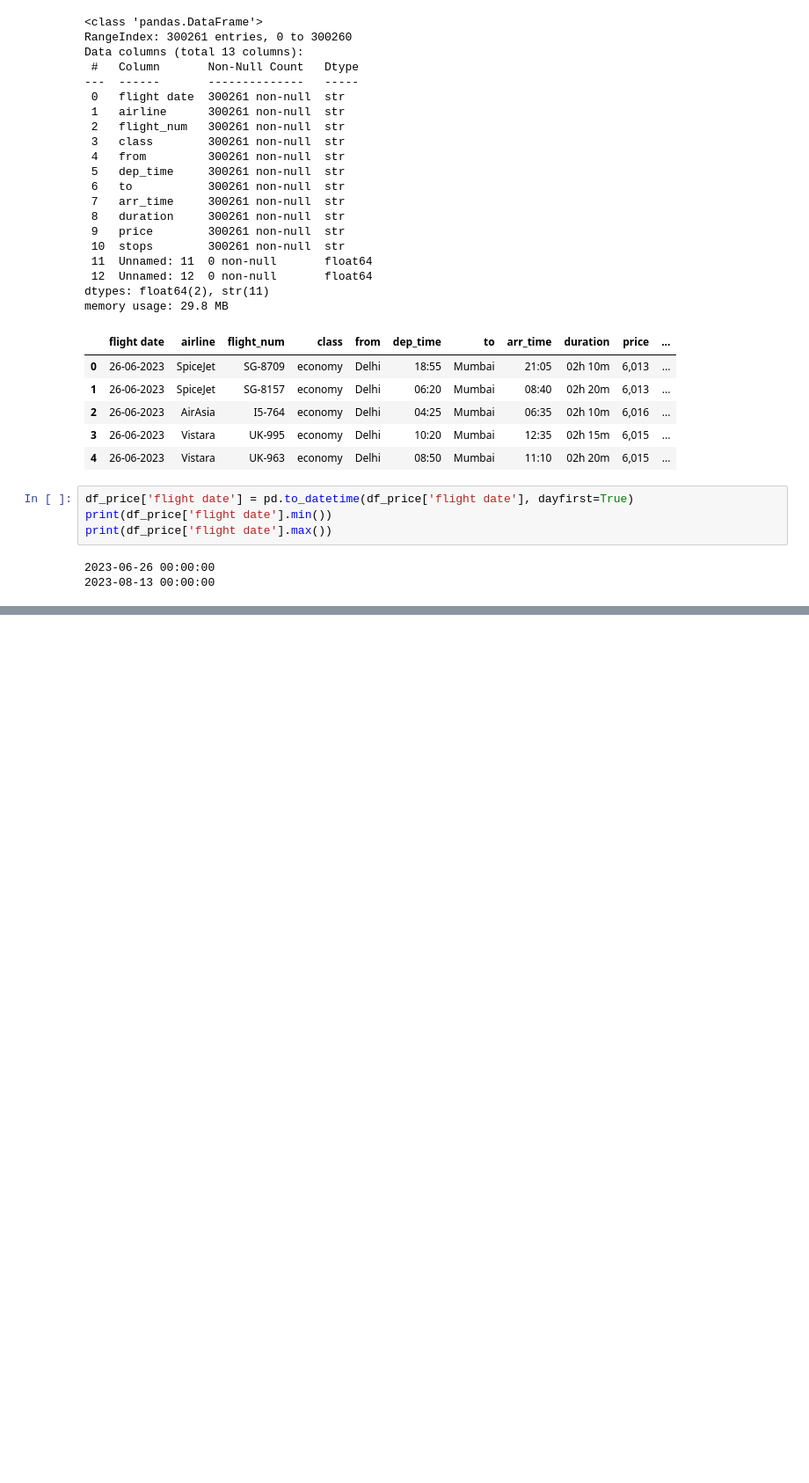
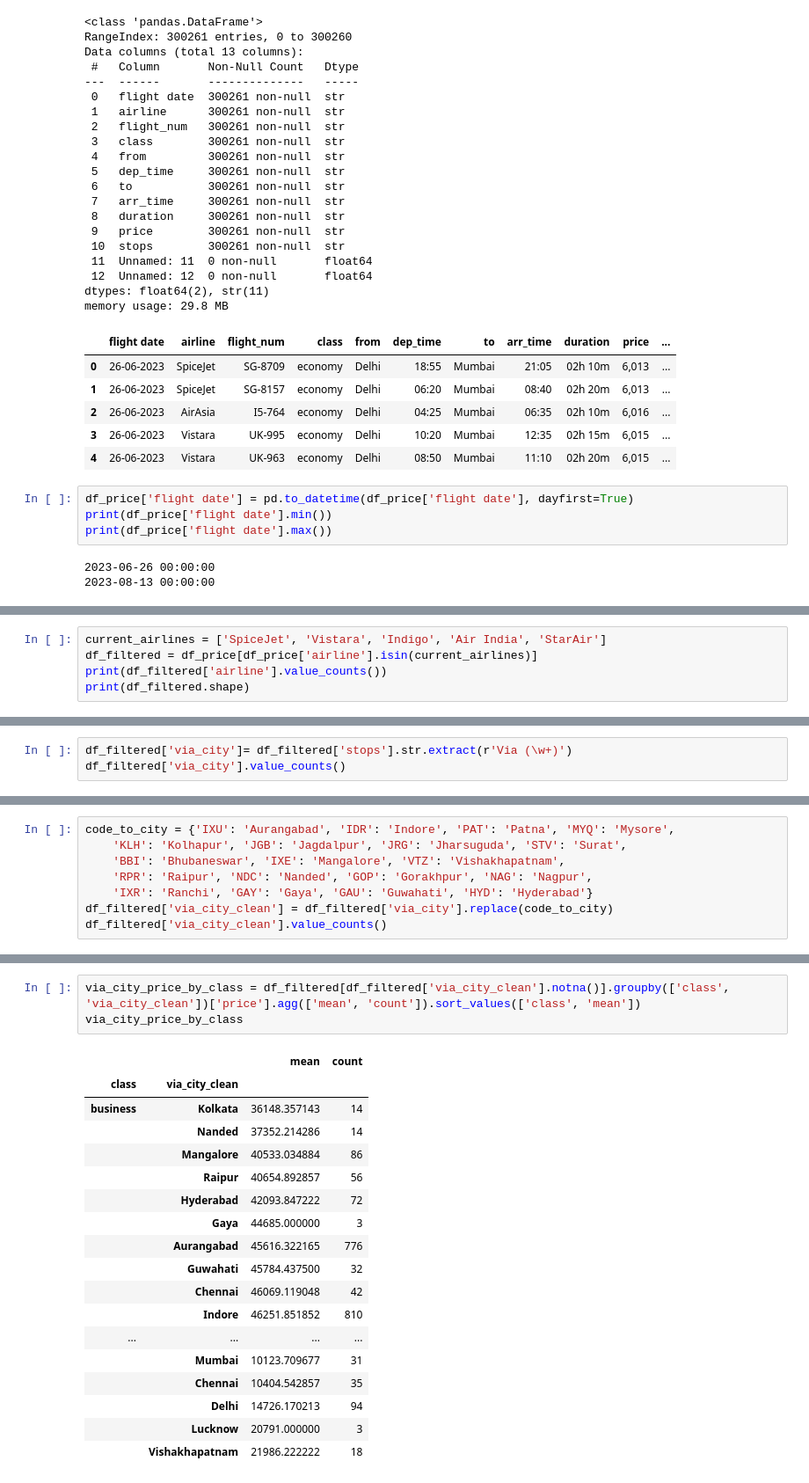
Before and after one commit to PranavSivanesh/Indian-Flights-Price-Analysis, a Jupyter notebook: notebooks/analysis.ipynb, the cells around one changed output, grey strips where cells are left out. Shown at 88% size. Cells and saved outputs as stored; diff of their text form; blank space fills up the shorter version.

```diff
--- a/notebooks/analysis.ipynb
+++ b/notebooks/analysis.ipynb
@@ -51,0 +263,5 @@ print(df_price['flight date'].max())
+# %%
+current_airlines = ['SpiceJet', 'Vistara', 'Indigo', 'Air India', 'StarAir']
+df_filtered = df_price[df_price['airline'].isin(current_airlines)]
+print(df_filtered['airline'].value_counts())
+print(df_filtered.shape)
@@ -51,0 +290,3 @@ print(df_price['flight date'].max())
+# %%
+df_filtered['via_city']= df_filtered['stops'].str.extract(r'Via (\w+)')
+df_filtered['via_city'].value_counts()
@@ -51,0 +311,8 @@ print(df_price['flight date'].max())
+# %%
+code_to_city = {'IXU': 'Aurangabad', 'IDR': 'Indore', 'PAT': 'Patna', 'MYQ': 'Mysore',
+    'KLH': 'Kolhapur', 'JGB': 'Jagdalpur', 'JRG': 'Jharsuguda', 'STV': 'Surat',
+    'BBI': 'Bhubaneswar', 'IXE': 'Mangalore', 'VTZ': 'Vishakhapatnam',
+    'RPR': 'Raipur', 'NDC': 'Nanded', 'GOP': 'Gorakhpur', 'NAG': 'Nagpur',
+    'IXR': 'Ranchi', 'GAY': 'Gaya', 'GAU': 'Guwahati', 'HYD': 'Hyderabad'}
+df_filtered['via_city_clean'] = df_filtered['via_city'].replace(code_to_city)
+df_filtered['via_city_clean'].value_counts()
@@ -51,0 +379,22 @@ print(df_price['flight date'].max())
+# %%
+via_city_price_by_class = df_filtered[df_filtered['via_city_clean'].notna()].groupby(['class', 'via_city_clean'])['price'].agg(['mean', 'count']).sort_values(['class', 'mean'])
+via_city_price_by_class
+# %% [output]
+|  |  | mean | count |
+| class | via_city_clean |  |  |
+| business | Kolkata | 36148.357143 | 14 |
+|  | Nanded | 37352.214286 | 14 |
+|  | Mangalore | 40533.034884 | 86 |
+|  | Raipur | 40654.892857 | 56 |
+|  | Hyderabad | 42093.847222 | 72 |
+|  | Gaya | 44685.000000 | 3 |
+|  | Aurangabad | 45616.322165 | 776 |
+|  | Guwahati | 45784.437500 | 32 |
+|  | Chennai | 46069.119048 | 42 |
+|  | Indore | 46251.851852 | 810 |
+| ... | ... | ... | ... |
+|  | Mumbai | 10123.709677 | 31 |
+|  | Chennai | 10404.542857 | 35 |
+|  | Delhi | 14726.170213 | 94 |
+|  | Lucknow | 20791.000000 | 3 |
+|  | Vishakhapatnam | 21986.222222 | 18 |
```
Also changed, not shown: parts of 31 cells of this notebook, 1 other file.
